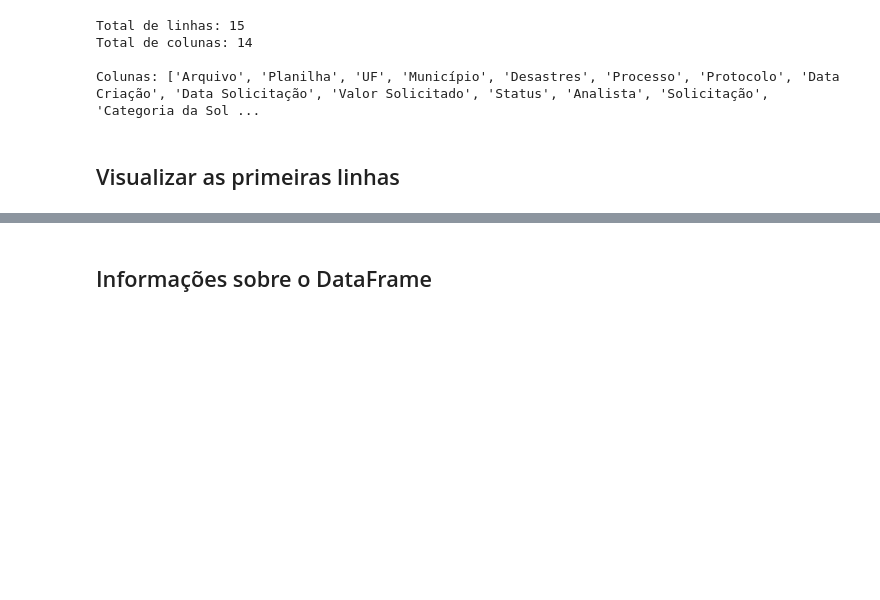
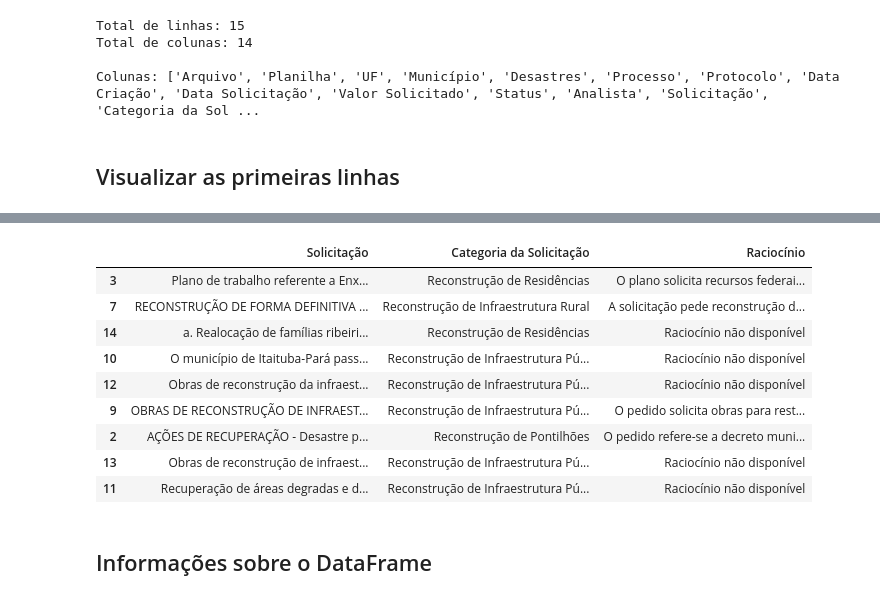
Before and after one commit to nosredna123/enap-mba-cdia-lab3, a Jupyter notebook: inspect_results.ipynb, the cells around one changed output, grey strips where cells are left out. Cells and saved outputs as stored; diff of their text form; code cells hidden in the pictures; blank space fills up the shorter version.

```diff
--- a/inspect_results.ipynb
+++ b/inspect_results.ipynb
@@ -48,18 +43,0 @@ Visualizar 10 solicitações aleatórias com suas respectivas categorias
-# %%
-# Filtrar apenas linhas com solicitação e categoria preenchidas
-df_completo = df[
-    df["Solicitação"].notna() &
-    (df["Solicitação"].str.strip() != "") &
-    df["Categoria da Solicitação"].notna() &
-    (df["Categoria da Solicitação"].str.strip() != "")
-].copy()
-
-# Selecionar 10 linhas aleatórias e mostrar apenas as colunas de interesse
-amostra = df_completo[["Solicitação", "Categoria da Solicitação"]].sample(n=min(10, len(df_completo)), random_state=None)
-
-# Configurar display para mostrar texto completo
-pd.set_option('display.max_colwidth', None)
-pd.set_option('display.width', None)
-
-print(f"Amostrando {len(amostra)} de {len(df_completo)} solicitações classificadas:\n")
-amostra
@@ -77,0 +48,50 @@ Amostrando 9 de 9 solicitações classificadas:
+# %%
+import json
+import hashlib
+import re
+
+# Função para normalizar texto (mesma usada no processo)
+def normalize_text(text):
+    """Normalize text for cache key generation."""
+    if not text or pd.isna(text):
+        return ""
+    normalized = str(text).lower().strip()
+    normalized = re.sub(r'\s+', ' ', normalized)
+    return normalized
+
+def generate_cache_key(text):
+    """Generate SHA256 hash of normalized text."""
+    normalized = normalize_text(text)
+    return hashlib.sha256(normalized.encode('utf-8')).hexdigest()
+
+# Carregar arquivo de raciocínio (JSONL)
+reasoning_path = Path("cache/reasoning_classifications.jsonl")
+
+reasoning_data = {}
+if reasoning_path.exists():
+    with open(reasoning_path, 'r', encoding='utf-8') as f:
+        for line in f:
+            if line.strip():
+                entry = json.loads(line)
+                reasoning_data[entry['hash']] = entry.get('reasoning', 'N/A')
+    print(f"✓ Carregados {len(reasoning_data)} registros de raciocínio")
+else:
+    print("⚠️  Arquivo de raciocínio não encontrado")
+
+# Adicionar coluna de hash e raciocínio ao DataFrame completo
+df_completo['hash'] = df_completo['Solicitação'].apply(generate_cache_key)
+df_completo['Raciocínio'] = df_completo['hash'].map(reasoning_data).fillna('Raciocínio não disponível')
+
+# Selecionar 10 linhas aleatórias
+amostra_com_raciocinio = df_completo[["Solicitação", "Categoria da Solicitação", "Raciocínio"]].sample(
+    n=min(10, len(df_completo)),
+    random_state=None
+)
+
+# Configurar display
+pd.set_option('display.max_colwidth', None)
+pd.set_option('display.width', None)
+
+print(f"\nAmostrando {len(amostra_com_raciocinio)} de {len(df_completo)} solicitações classificadas:\n")
+amostra_com_raciocinio
+# %% [output]
@@ -78,3 +101,13 @@ Amostrando 9 de 9 solicitações classificadas:
+|  | Solicitação | Categoria da Solicitação | Raciocínio |
+| 3 | Plano de trabalho referente a Enx... | Reconstrução de Residências | O plano solicita recursos federai... |
+| 7 | RECONSTRUÇÃO DE FORMA DEFINITIVA ... | Reconstrução de Infraestrutura Rural | A solicitação pede reconstrução d... |
+| 14 | a. Realocação de famílias ribeiri... | Reconstrução de Residências | Raciocínio não disponível |
+| 10 | O município de Itaituba-Pará pass... | Reconstrução de Infraestrutura Pú... | Raciocínio não disponível |
+| 12 | Obras de reconstrução da infraest... | Reconstrução de Infraestrutura Pú... | Raciocínio não disponível |
+| 9 | OBRAS DE RECONSTRUÇÃO DE INFRAEST... | Reconstrução de Infraestrutura Pú... | O pedido solicita obras para rest... |
+| 2 | AÇÕES DE RECUPERAÇÃO - Desastre p... | Reconstrução de Pontilhões | O pedido refere-se a decreto muni... |
+| 13 | Obras de reconstrução de infraest... | Reconstrução de Infraestrutura Pú... | Raciocínio não disponível |
+| 11 | Recuperação de áreas degradas e d... | Reconstrução de Infraestrutura Pú... | Raciocínio não disponível |
 # %% [markdown]
 ## Informações sobre o DataFrame
 # %%
```
Also changed, not shown: parts of 4 cells of this notebook.
